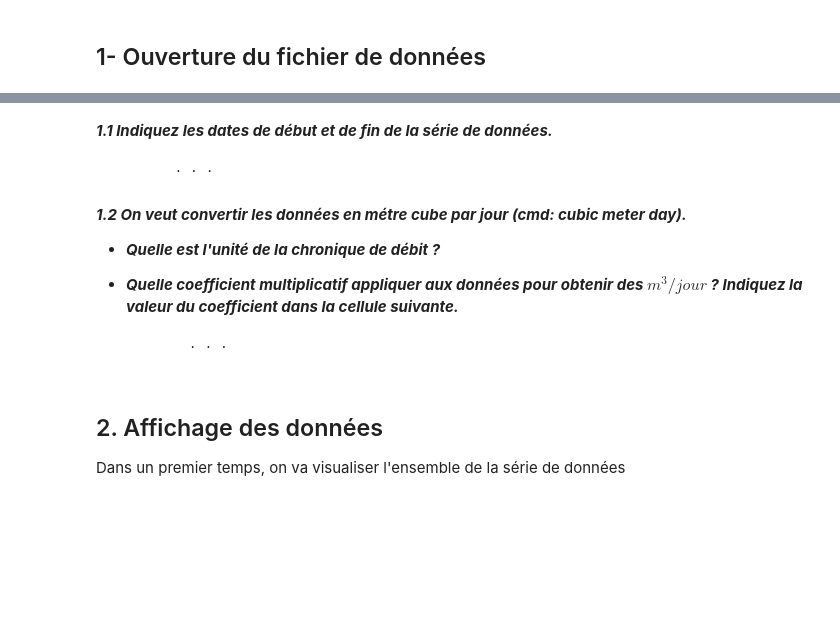
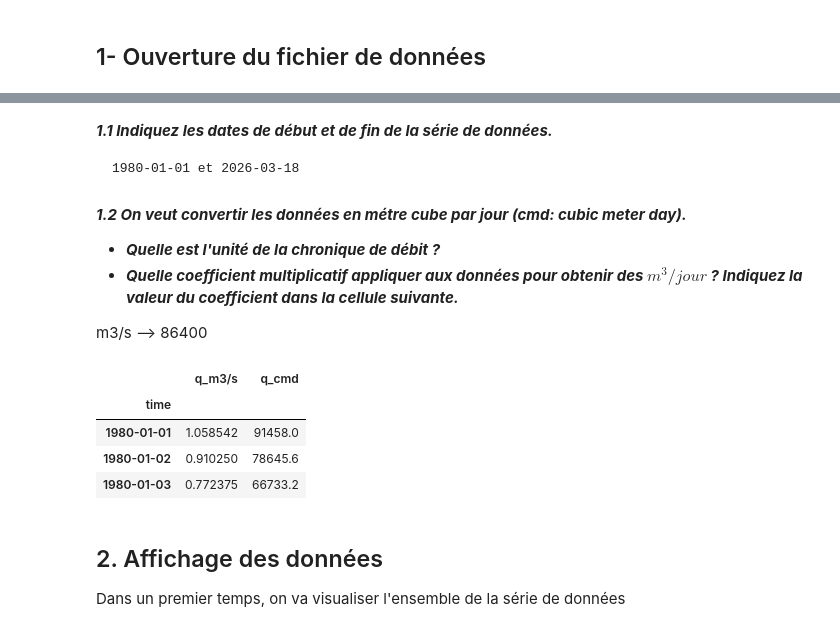
Before and after one commit to onillonn/ecohydro, a Jupyter notebook: analyse_debit_todo.ipynb, the cells around one changed output, grey strips where cells are left out. Cells and saved outputs as stored; diff of their text form; code cells hidden in the pictures; blank space fills up the shorter version.

```diff
--- a/analyse_debit_todo.ipynb
+++ b/analyse_debit_todo.ipynb
@@ -57,19 +73,25 @@ data.tail()
 # %% [markdown]
 ***1.1 Indiquez les dates de début et de fin de la série de données.***
 
-            . . .
+    1980-01-01 et 2026-03-18
 # %% [markdown]
 ***1.2 On veut convertir les données en métre cube par jour (cmd: cubic meter day).***
 
 - ***Quelle est l'unité de la chronique de débit ?***
 - ***Quelle coefficient multiplicatif appliquer aux données pour obtenir des $m^3/jour$ ? Indiquez la valeur du coefficient dans la cellule suivante.***
 
-            . . .
+m3/s  --> 86400
 # %%
 # Complétez la valeur du coefficient de conversion
-conv_coef = ...
+conv_coef = 86400
 # On applique le coefficient de conversion à la série de données
 data['q_cmd'] = data['q_m3/s'] * conv_coef
 
 data.head(3)
+# %% [output]
+|  | q_m3/s | q_cmd |
+| time |  |  |
+| 1980-01-01 | 1.058542 | 91458.0 |
+| 1980-01-02 | 0.910250 | 78645.6 |
+| 1980-01-03 | 0.772375 | 66733.2 |
 # %%
```
Also changed, not shown: parts of 18 cells of this notebook.
